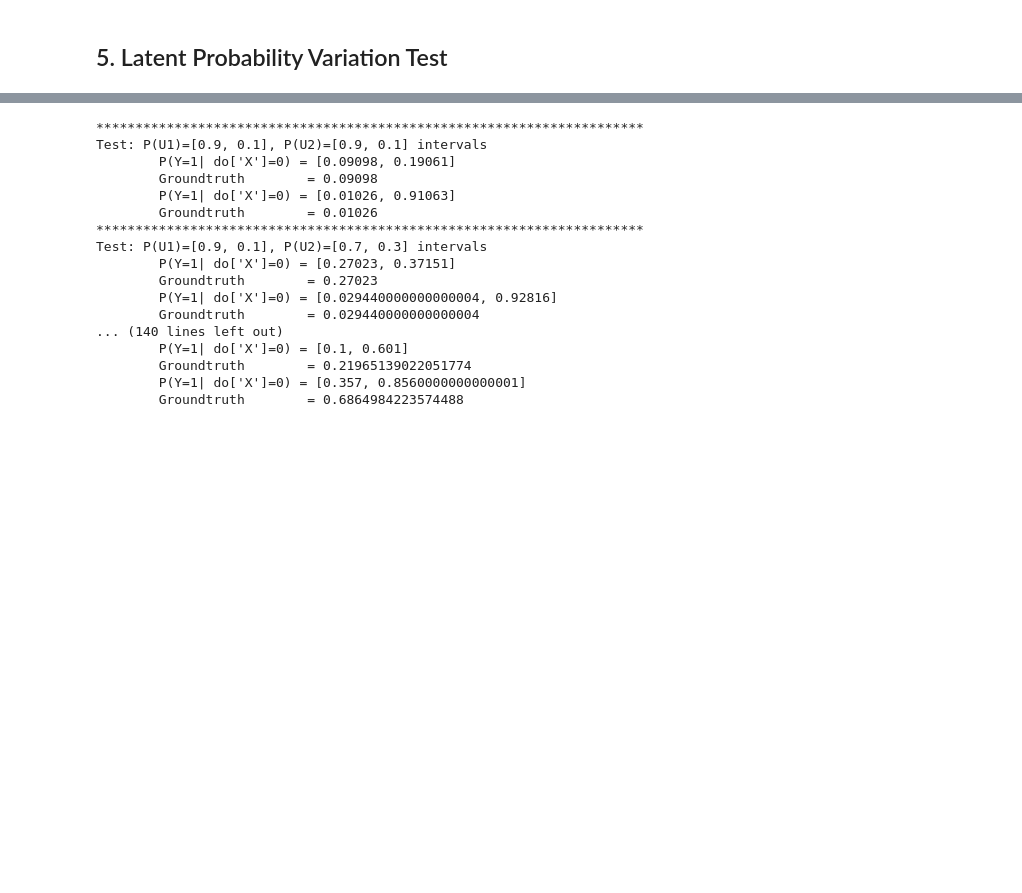
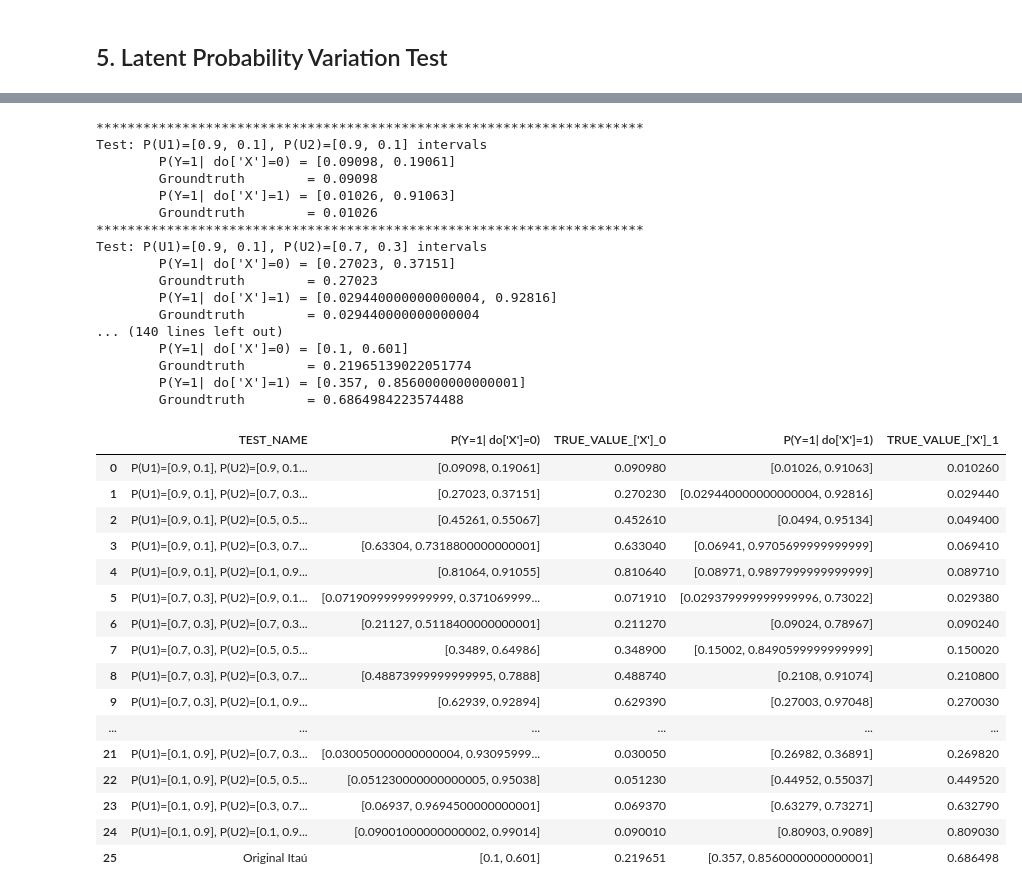
Before and after one commit to Causal-Inference-Group-C4AI/Experiments, a Jupyter notebook: Experiments/Software/software_case.ipynb, the cells around one changed output, grey strips where cells are left out. Saved outputs shown, nothing was run; the diff lists cells and outputs as text; code cells hidden in the pictures; blank space fills up the shorter version.

Commit message:
Update results

```diff
--- a/Experiments/Software/software_case.ipynb
+++ b/Experiments/Software/software_case.ipynb
@@ -430,5 +426,5 @@ for experiment in robustness_experiments:
         lower_bound = experiment.doX1_models.model_min.ObjVal
     else:
         lower_bound = "infeasible"
-    experiment.doX1_result = f"P(Y={y_target_value}| do{intervention}={doX0}) = [{lower_bound}, {upper_bound}]"
+    experiment.doX1_result = f"P(Y={y_target_value}| do{intervention}={doX1}) = [{lower_bound}, {upper_bound}]"
 # %% [markdown]
@@ -566,4 +578,4 @@ for experiment in prob_variation_experiments:
         lower_bound = experiment.doX1_models.model_min.ObjVal
     else:
         lower_bound = "infeasible"
-    experiment.doX1_result = f"P(Y={y_target_value}| do{intervention}={doX0}) = [{lower_bound}, {upper_bound}]"
+    experiment.doX1_result = f"P(Y={y_target_value}| do{intervention}={doX1}) = [{lower_bound}, {upper_bound}]"
@@ -576,6 +588,7 @@ for experiment in prob_variation_experiments:
         print(f"Test Original Itaú:")
     else:
         print(f"Test: P(U1)={experiment.u1_prob}, P(U2)={experiment.u2_prob} intervals")
+
     print(f"        {experiment.doX0_result}")
     print(f"        Groundtruth        = {experiment.doX0_groundtruth}")
     print(f"        {experiment.doX1_result}")
@@ -585,16 +598,84 @@ for experiment in prob_variation_experiments:
 Test: P(U1)=[0.9, 0.1], P(U2)=[0.9, 0.1] intervals
         P(Y=1| do['X']=0) = [0.09098, 0.19061]
         Groundtruth        = 0.09098
-        P(Y=1| do['X']=0) = [0.01026, 0.91063]
+        P(Y=1| do['X']=1) = [0.01026, 0.91063]
         Groundtruth        = 0.01026
 **********************************************************************
 Test: P(U1)=[0.9, 0.1], P(U2)=[0.7, 0.3] intervals
         P(Y=1| do['X']=0) = [0.27023, 0.37151]
         Groundtruth        = 0.27023
-        P(Y=1| do['X']=0) = [0.029440000000000004, 0.92816]
+        P(Y=1| do['X']=1) = [0.029440000000000004, 0.92816]
         Groundtruth        = 0.029440000000000004
 ... (140 lines left out)
         P(Y=1| do['X']=0) = [0.1, 0.601]
         Groundtruth        = 0.21965139022051774
-        P(Y=1| do['X']=0) = [0.357, 0.8560000000000001]
+        P(Y=1| do['X']=1) = [0.357, 0.8560000000000001]
         Groundtruth        = 0.6864984223574488
+# %%
+TEST_NAME = []
+DOX0 = []
+DOX1 = []
+TRUE_VALUE_DOX0 = []
+TRUE_VALUE_DOX1 = []
+
+for experiment in prob_variation_experiments:
+    if experiment.u1_prob == "[0.0, 0.0]":
+        TEST_NAME.append("Original Itaú")
+    else:
+        TEST_NAME.append(f"P(U1)={experiment.u1_prob}, P(U2)={experiment.u2_prob} intervals")
+    # doX = 0
+    if experiment.doX0_models.model_max.status == GRB.OPTIMAL:
+        upper_bound = experiment.doX0_models.model_max.ObjVal
+    else:
+        upper_bound = "infeasible"
+
+    if experiment.doX0_models.model_min.status == GRB.OPTIMAL:
+        lower_bound = experiment.doX0_models.model_min.ObjVal
+    else:
+        lower_bound = "infeasible"
+    experiment.doX0_result = f"P(Y={y_target_value}| do{intervention}={doX0}) = [{lower_bound}, {upper_bound}]"
+
+    DOX0.append(f"[{lower_bound}, {upper_bound}]")
+    TRUE_VALUE_DOX0.append(experiment.doX0_groundtruth)
+
+    # doX = 1
+    if experiment.doX1_models.model_max.status == GRB.OPTIMAL:
+        upper_bound = experiment.doX1_models.model_max.ObjVal
+    else:
+        upper_bound = "infeasible"
+
+    if experiment.doX1_models.model_min.status == GRB.OPTIMAL:
+        lower_bound = experiment.doX1_models.model_min.ObjVal
+    else:
+        lower_bound = "infeasible"
+    experiment.doX1_result = f"P(Y={y_target_value}| do{intervention}={doX1}) = [{lower_bound}, {upper_bound}]"
+    DOX1.append(f"[{lower_bound}, {upper_bound}]")
+    TRUE_VALUE_DOX1.append(experiment.doX1_groundtruth)
+
+experiment_results = pd.DataFrame({
+    "TEST_NAME": TEST_NAME,
+    f"P(Y={y_target_value}| do{intervention}={doX0})": DOX0,
+    f"TRUE_VALUE_{intervention}_{doX0}": TRUE_VALUE_DOX0,
+    f"P(Y={y_target_value}| do{intervention}={doX1})": DOX1,
+    f"TRUE_VALUE_{intervention}_{doX1}": TRUE_VALUE_DOX1,
+    })
+
+experiment_results
+# %% [output]
+|  | TEST_NAME | P(Y=1| do['X']=0) | TRUE_VALUE_['X']_0 | P(Y=1| do['X']=1) | TRUE_VALUE_['X']_1 |
+| 0 | P(U1)=[0.9, 0.1], P(U2)=[0.9, 0.1... | [0.09098, 0.19061] | 0.090980 | [0.01026, 0.91063] | 0.010260 |
+| 1 | P(U1)=[0.9, 0.1], P(U2)=[0.7, 0.3... | [0.27023, 0.37151] | 0.270230 | [0.029440000000000004, 0.92816] | 0.029440 |
+| 2 | P(U1)=[0.9, 0.1], P(U2)=[0.5, 0.5... | [0.45261, 0.55067] | 0.452610 | [0.0494, 0.95134] | 0.049400 |
+| 3 | P(U1)=[0.9, 0.1], P(U2)=[0.3, 0.7... | [0.63304, 0.7318800000000001] | 0.633040 | [0.06941, 0.9705699999999999] | 0.069410 |
+| 4 | P(U1)=[0.9, 0.1], P(U2)=[0.1, 0.9... | [0.81064, 0.91055] | 0.810640 | [0.08971, 0.9897999999999999] | 0.089710 |
+| 5 | P(U1)=[0.7, 0.3], P(U2)=[0.9, 0.1... | [0.07190999999999999, 0.371069999... | 0.071910 | [0.029379999999999996, 0.73022] | 0.029380 |
+| 6 | P(U1)=[0.7, 0.3], P(U2)=[0.7, 0.3... | [0.21127, 0.5118400000000001] | 0.211270 | [0.09024, 0.78967] | 0.090240 |
+| 7 | P(U1)=[0.7, 0.3], P(U2)=[0.5, 0.5... | [0.3489, 0.64986] | 0.348900 | [0.15002, 0.8490599999999999] | 0.150020 |
+| 8 | P(U1)=[0.7, 0.3], P(U2)=[0.3, 0.7... | [0.48873999999999995, 0.7888] | 0.488740 | [0.2108, 0.91074] | 0.210800 |
+| 9 | P(U1)=[0.7, 0.3], P(U2)=[0.1, 0.9... | [0.62939, 0.92894] | 0.629390 | [0.27003, 0.97048] | 0.270030 |
+| ... | ... | ... | ... | ... | ... |
+| 21 | P(U1)=[0.1, 0.9], P(U2)=[0.7, 0.3... | [0.030050000000000004, 0.93095999... | 0.030050 | [0.26982, 0.36891] | 0.269820 |
+| 22 | P(U1)=[0.1, 0.9], P(U2)=[0.5, 0.5... | [0.051230000000000005, 0.95038] | 0.051230 | [0.44952, 0.55037] | 0.449520 |
+| 23 | P(U1)=[0.1, 0.9], P(U2)=[0.3, 0.7... | [0.06937, 0.9694500000000001] | 0.069370 | [0.63279, 0.73271] | 0.632790 |
+| 24 | P(U1)=[0.1, 0.9], P(U2)=[0.1, 0.9... | [0.09001000000000002, 0.99014] | 0.090010 | [0.80903, 0.9089] | 0.809030 |
+| 25 | Original Itaú | [0.1, 0.601] | 0.219651 | [0.357, 0.8560000000000001] | 0.686498 |
```
Also changed, not shown: parts of 17 cells of this notebook.
